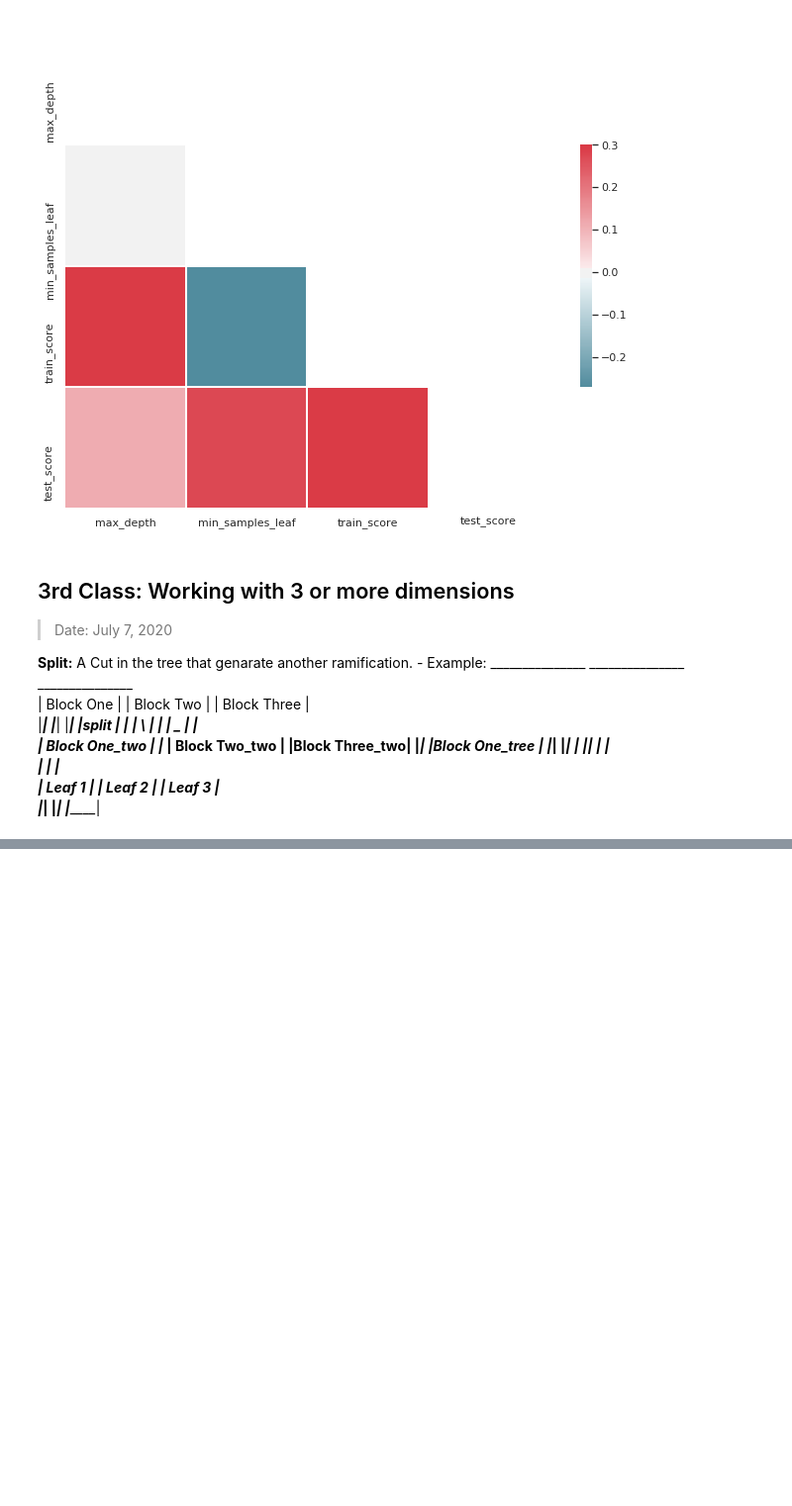
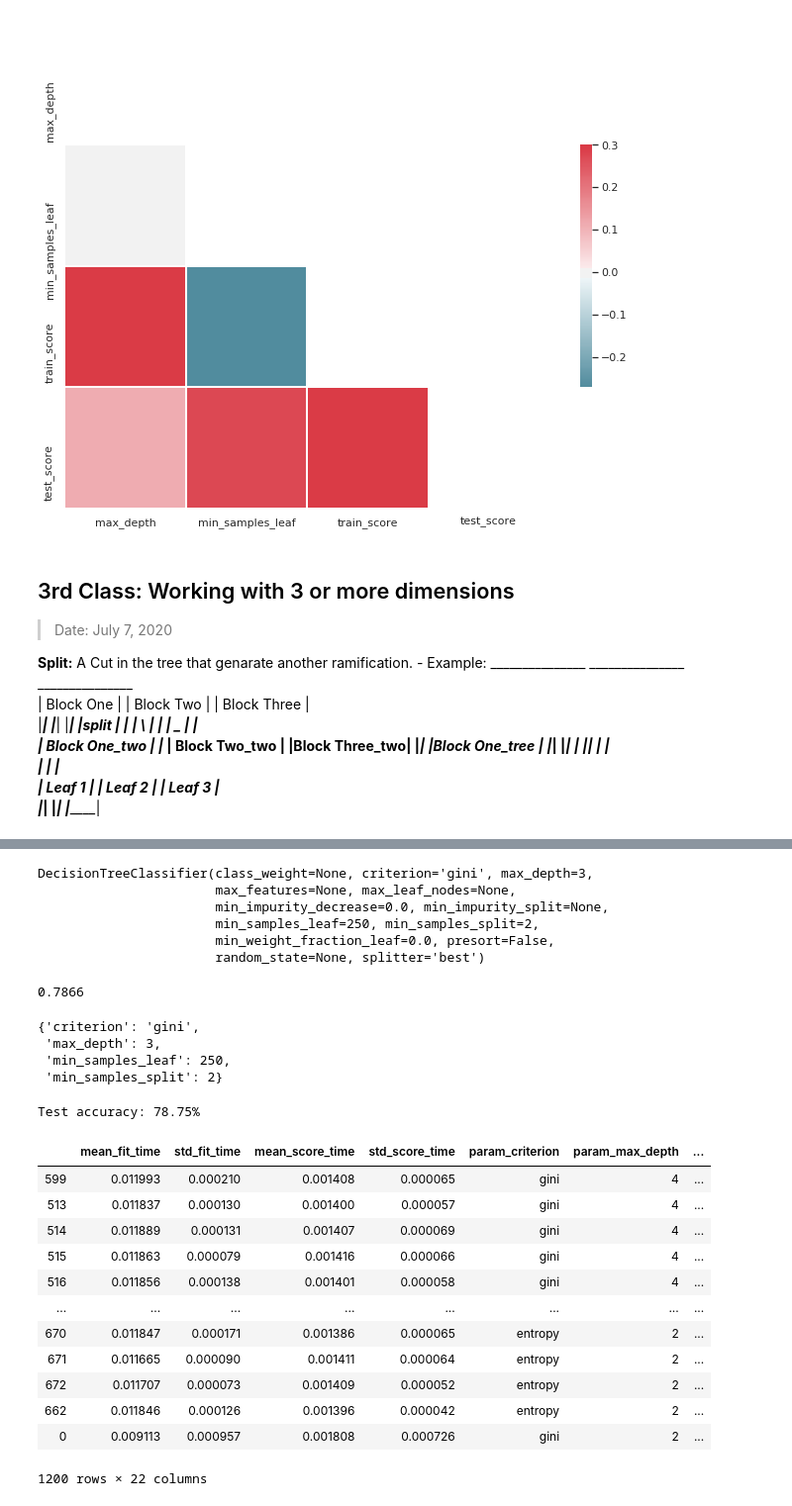
Before and after one commit to BrunaMS/machine_learning_course, a Jupyter notebook: 7_model_otimization/model_otimization.ipynb, the cells around one changed output, grey strips where cells are left out. Shown: that part at 99% size. Drawn from its saved outputs; the diff is of its cells as text; code cells hidden in the pictures; blank space fills up the shorter version.

Commit message:
(09-07-2020) What I Learned: - Use `GridSearchCV`; - Use `accuracy_score`

```diff
--- a/7_model_otimization/model_otimization.ipynb
+++ b/7_model_otimization/model_otimization.ipynb
@@ -520,0 +546,21 @@ df_results.head(10)
+# %%
+from sklearn.model_selection import GridSearchCV
+
+SEED = 15
+np.random.seed(SEED)
+
+param_grid = {'max_depth': range(2, 5),
+                   'min_samples_leaf': range(250, 300, 5),
+                   'min_samples_split': list(range(2, 100, 5)),
+                   'criterion' : ['gini', 'entropy']}
+
+grid = GridSearchCV(DecisionTreeClassifier(),
+                    param_grid,
+                    cv = GroupKFold(n_splits = 10))
+# %%
+sorted_data = data.sort_values('sold')
+
+x = sorted_data[['model_age', 'price', 'km_per_year']]
+y = sorted_data['sold']
+
+grid.fit(x, y, groups = data['random_model'])
@@ -520,0 +594,45 @@ df_results.head(10)
+# %%
+grid.best_estimator_
+# %% [output]
+DecisionTreeClassifier(class_weight=None, criterion='gini', max_depth=3,
+                       max_features=None, max_leaf_nodes=None,
+                       min_impurity_decrease=0.0, min_impurity_split=None,
+                       min_samples_leaf=250, min_samples_split=2,
+                       min_weight_fraction_leaf=0.0, presort=False,
+                       random_state=None, splitter='best')
+# %%
+grid.best_score_
+# %% [output]
+0.7866
+# %%
+grid.best_params_
+# %% [output]
+{'criterion': 'gini',
+ 'max_depth': 3,
+ 'min_samples_leaf': 250,
+ 'min_samples_split': 2}
+# %%
+from sklearn.metrics import accuracy_score
+
+results = grid.predict(x)
+score = accuracy_score(results, y)
+print('Test accuracy: %.2f%% ' % (score * 100))
+# %% [output]
+Test accuracy: 78.75%
+# %%
+df_search = pd.DataFrame(grid.cv_results_)
+df_search.sort_values('rank_test_score')
+# %% [output]
+|  | mean_fit_time | std_fit_time | mean_score_time | std_score_time | param_criterion | param_max_depth | ... |
+| 599 | 0.011993 | 0.000210 | 0.001408 | 0.000065 | gini | 4 | ... |
+| 513 | 0.011837 | 0.000130 | 0.001400 | 0.000057 | gini | 4 | ... |
+| 514 | 0.011889 | 0.000131 | 0.001407 | 0.000069 | gini | 4 | ... |
+| 515 | 0.011863 | 0.000079 | 0.001416 | 0.000066 | gini | 4 | ... |
+| 516 | 0.011856 | 0.000138 | 0.001401 | 0.000058 | gini | 4 | ... |
+| ... | ... | ... | ... | ... | ... | ... | ... |
+| 670 | 0.011847 | 0.000171 | 0.001386 | 0.000065 | entropy | 2 | ... |
+| 671 | 0.011665 | 0.000090 | 0.001411 | 0.000064 | entropy | 2 | ... |
+| 672 | 0.011707 | 0.000073 | 0.001409 | 0.000052 | entropy | 2 | ... |
+| 662 | 0.011846 | 0.000126 | 0.001396 | 0.000042 | entropy | 2 | ... |
+| 0 | 0.009113 | 0.000957 | 0.001808 | 0.000726 | gini | 2 | ... |
+1200 rows × 22 columns
```
Also changed, not shown: parts of 13 cells of this notebook.
